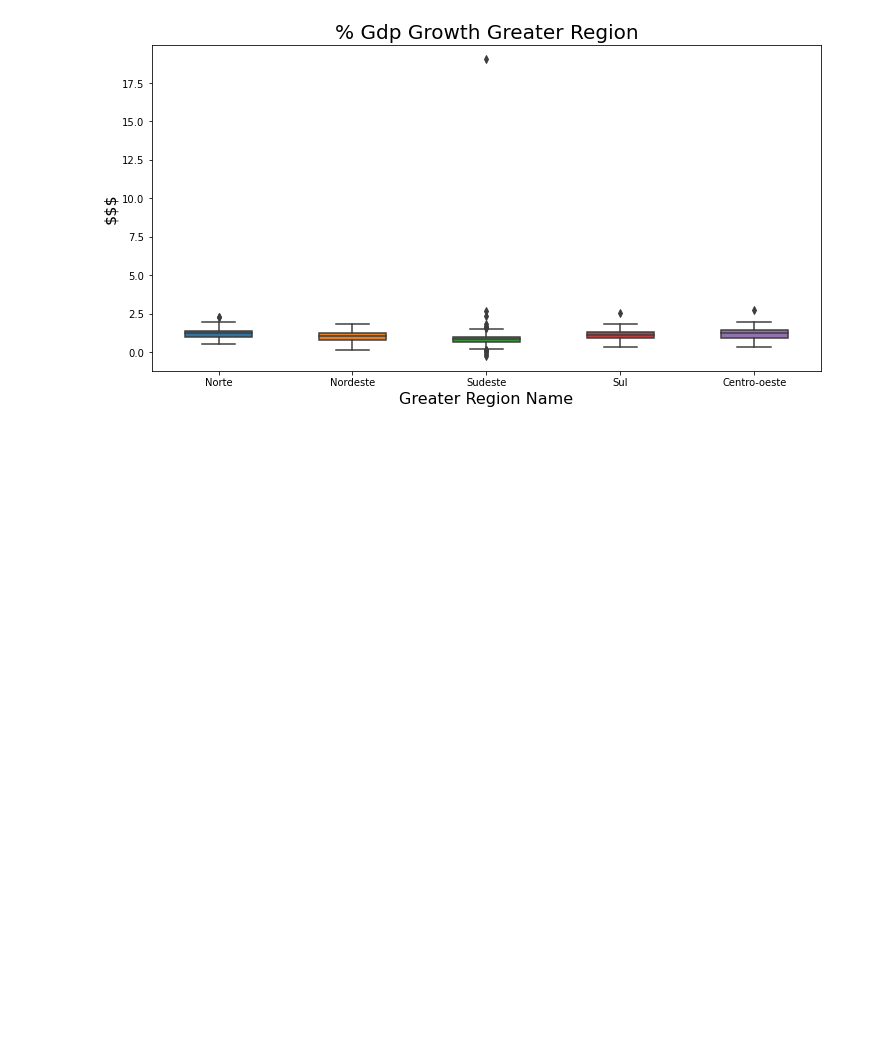
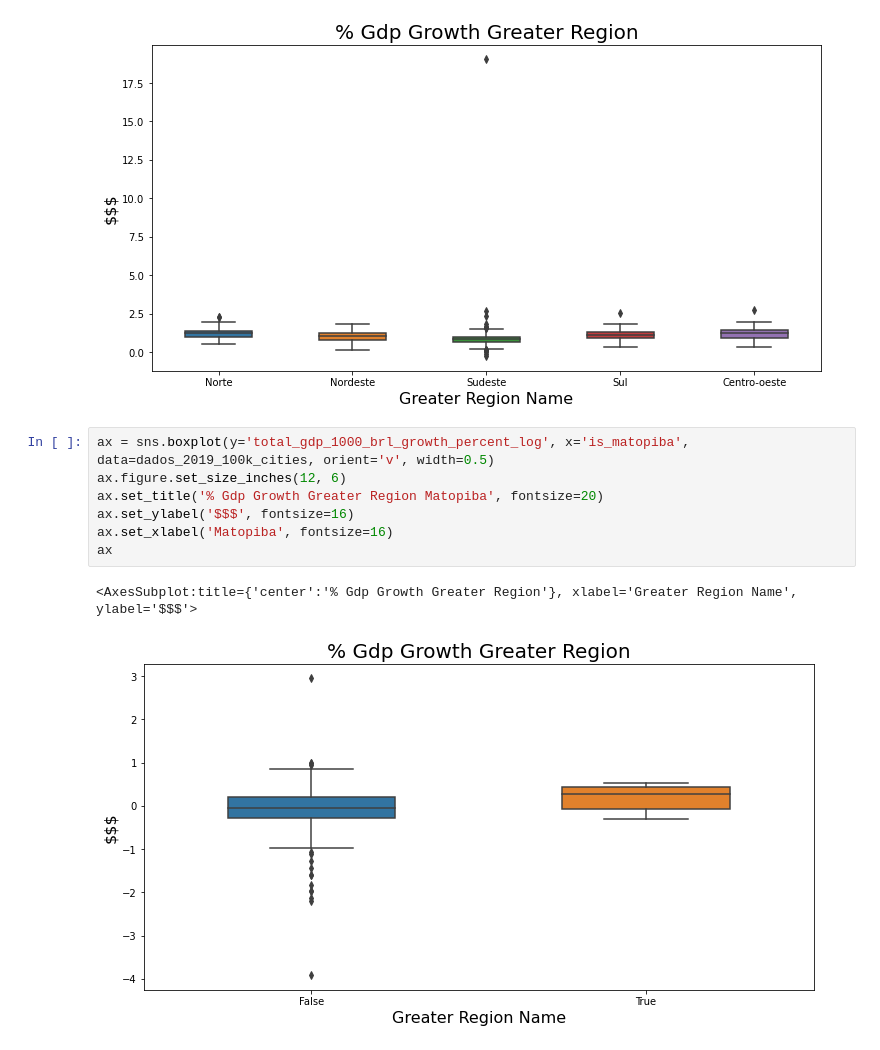
Before and after one commit to pliniocampinas/scrap-fiis-brs, a Jupyter notebook: notebooks/analise-cities.ipynb, the cells around one changed output. Saved outputs shown, nothing was run; the diff lists cells and outputs as text; blank space fills up the shorter version.

```diff
--- a/notebooks/analise-cities.ipynb
+++ b/notebooks/analise-cities.ipynb
@@ -313,6 +326,16 @@ ax
 # %% [output]
 <AxesSubplot:title={'center':'% Gdp Growth Greater Region'}, xlabel='Greater Region Name', ylabel='$$$'>
 [figure]
+# %%
+ax = sns.boxplot(y='total_gdp_1000_brl_growth_percent_log', x='is_matopiba', data=dados_2019_100k_cities, orient='v', width=0.5)
+ax.figure.set_size_inches(12, 6)
+ax.set_title('% Gdp Growth Greater Region Matopiba', fontsize=20)
+ax.set_ylabel('$$$', fontsize=16)
+ax.set_xlabel('Matopiba', fontsize=16)
+ax
+# %% [output]
+<AxesSubplot:title={'center':'% Gdp Growth Greater Region'}, xlabel='Greater Region Name', ylabel='$$$'>
+[figure, added]
 # %%
 dados_2019_100k_cities = dados_2019_100k_cities.sort_values(by=['total_gdp_1000_brl_growth_percent'], ascending=False)
 dados_2019_100k_cities.head(10)
```
Also changed, not shown: parts of 11 cells of this notebook, 1 other file.
